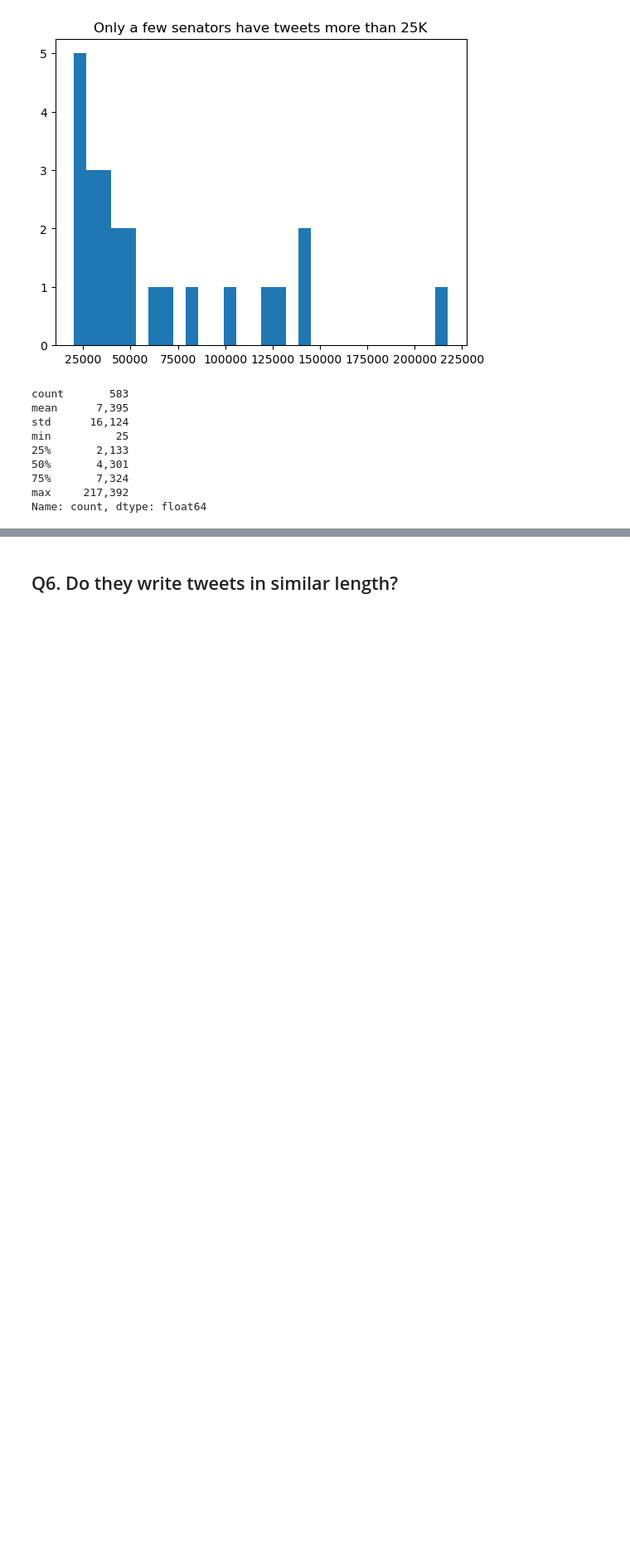
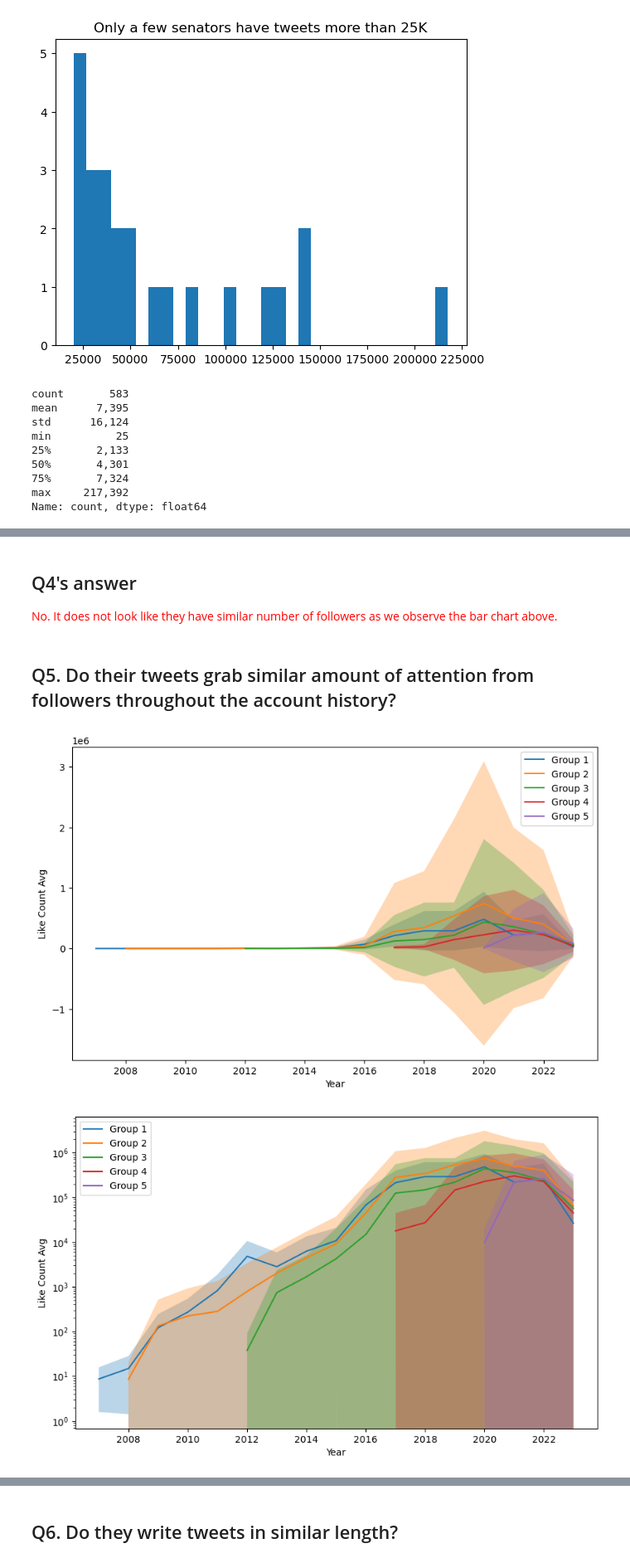
Before and after one commit to e8yes/spectrum-generator, a Jupyter notebook: src/notebook/eda.ipynb, the cells around one changed output, grey strips where cells are left out. Shown at 83% size. Cells and saved outputs as stored; diff of their text form; code cells hidden in the pictures; blank space fills up the shorter version.

```diff
--- a/src/notebook/eda.ipynb
+++ b/src/notebook/eda.ipynb
@@ -91,0 +134,56 @@ Name: count, dtype: float64
+# %% [markdown]
+## Q4's answer
+<font color='red'>No. It does not look like they have similar number of followers as we observe the bar chart above. </font>
+# %% [markdown]
+## Q5. Do their tweets grab similar amount of attention from followers throughout the account history?
+# %%
+# extract the year from the creation_date column
+tweet_df['tweet_creation_year'] = tweet_df['creation_date'].apply(lambda x: x.year)
+
+# merge user_df with user_tweet_df
+user_tweet_df = tweet_df.groupby(['user_name', 'tweet_creation_year'])['like_count'].sum().reset_index()
+user_df['user_creation_year'] = user_df['creation_date'].apply(lambda x: x.year)
+
+user_tweet_df = user_df.merge(user_tweet_df, on='user_name')
+
+# create a new column to group the users based on creation date
+bins = [2003, 2007, 2011, 2015, 2019, 2023]
+labels = ['Group 1', 'Group 2', 'Group 3', 'Group 4', 'Group 5']
+
+user_tweet_df['group'] = pd.cut(user_tweet_df['user_creation_year'], bins=bins, labels=labels)
+
+# remove top 3 values for each group
+grouped_df = user_tweet_df.groupby(['tweet_creation_year', 'group']).apply(lambda x: x.sort_values('like_count', ascending=False).iloc[3:]).reset_index(drop=True)
+
+# calculate the mean, std like_count for all users in each year and group
+grouped_agg_df = grouped_df.groupby(['tweet_creation_year', 'group']).agg(mean=("like_count", "mean"), std=("like_count", "std")).reset_index()
+
+# plot the lines for each group
+plt.figure(figsize=(10, 6))
+for group, group_df in grouped_agg_df.groupby('group'):
+    plt.plot(group_df['tweet_creation_year'], group_df['mean'], label=group)
+    lower_bound = group_df['mean'] - group_df['std']
+    upper_bound = group_df['mean'] + group_df['std']
+    plt.fill_between(group_df['tweet_creation_year'], lower_bound, upper_bound, alpha=.3)
+
+plt.xlabel('Year')
+plt.ylabel('Like Count Avg')
+plt.legend()
+plt.show()
+
+# reuse user_tweet_df dataframe and add log scale
+plt.figure(figsize=(10, 6))
+for group, group_df in grouped_agg_df.groupby('group'):
+    plt.plot(group_df['tweet_creation_year'], group_df['mean'], label=group)
+    lower_bound = group_df['mean'] - group_df['std']
+    upper_bound = group_df['mean'] + group_df['std']
+    plt.fill_between(group_df['tweet_creation_year'], lower_bound, upper_bound, alpha=.3)
+
+plt.yscale('log')
+plt.xlabel('Year')
+plt.ylabel('Like Count Avg')
+plt.legend()
+plt.show()
+# %% [output]
+[figure, added]
+[figure, added]
```
Also changed, not shown: parts of 4 cells of this notebook.
